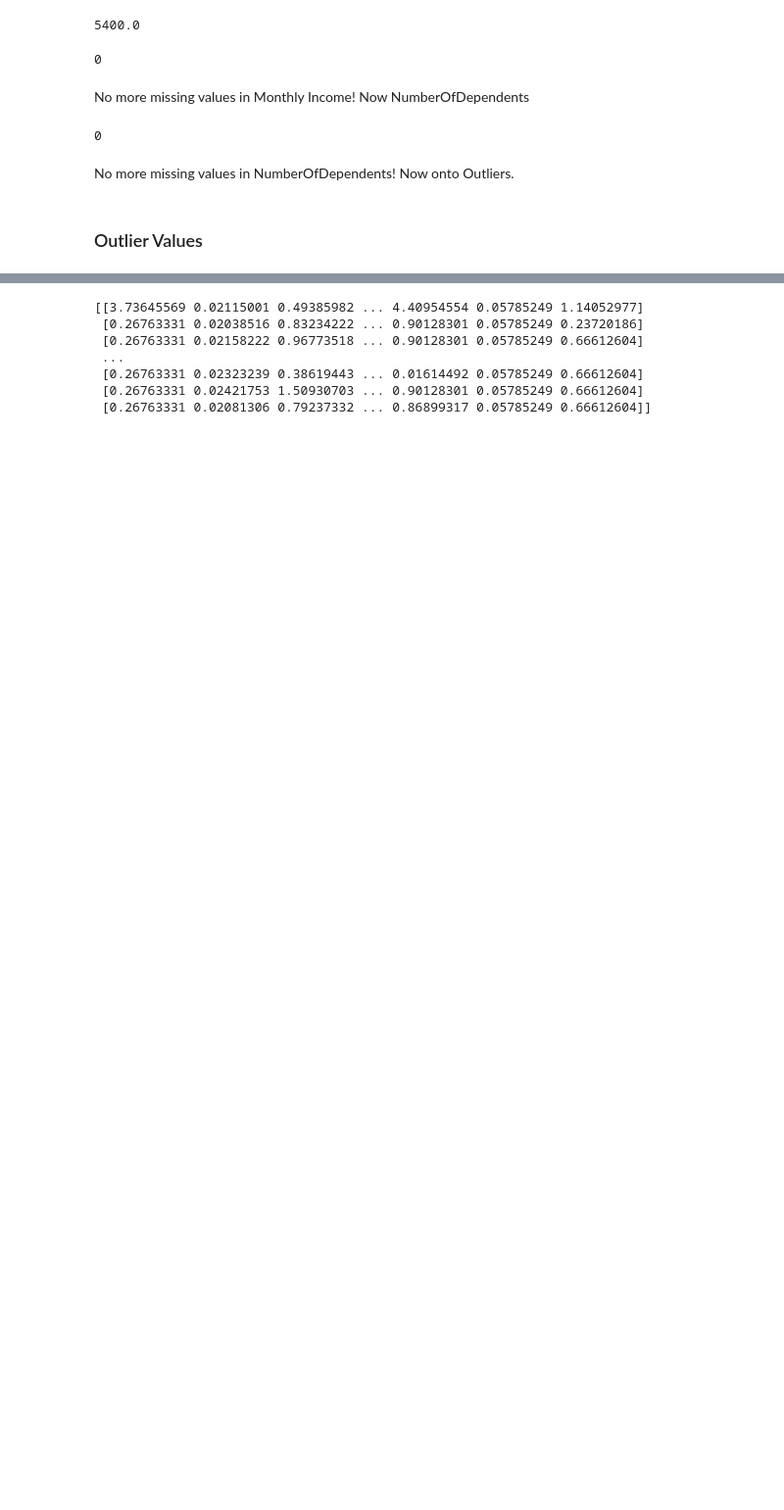
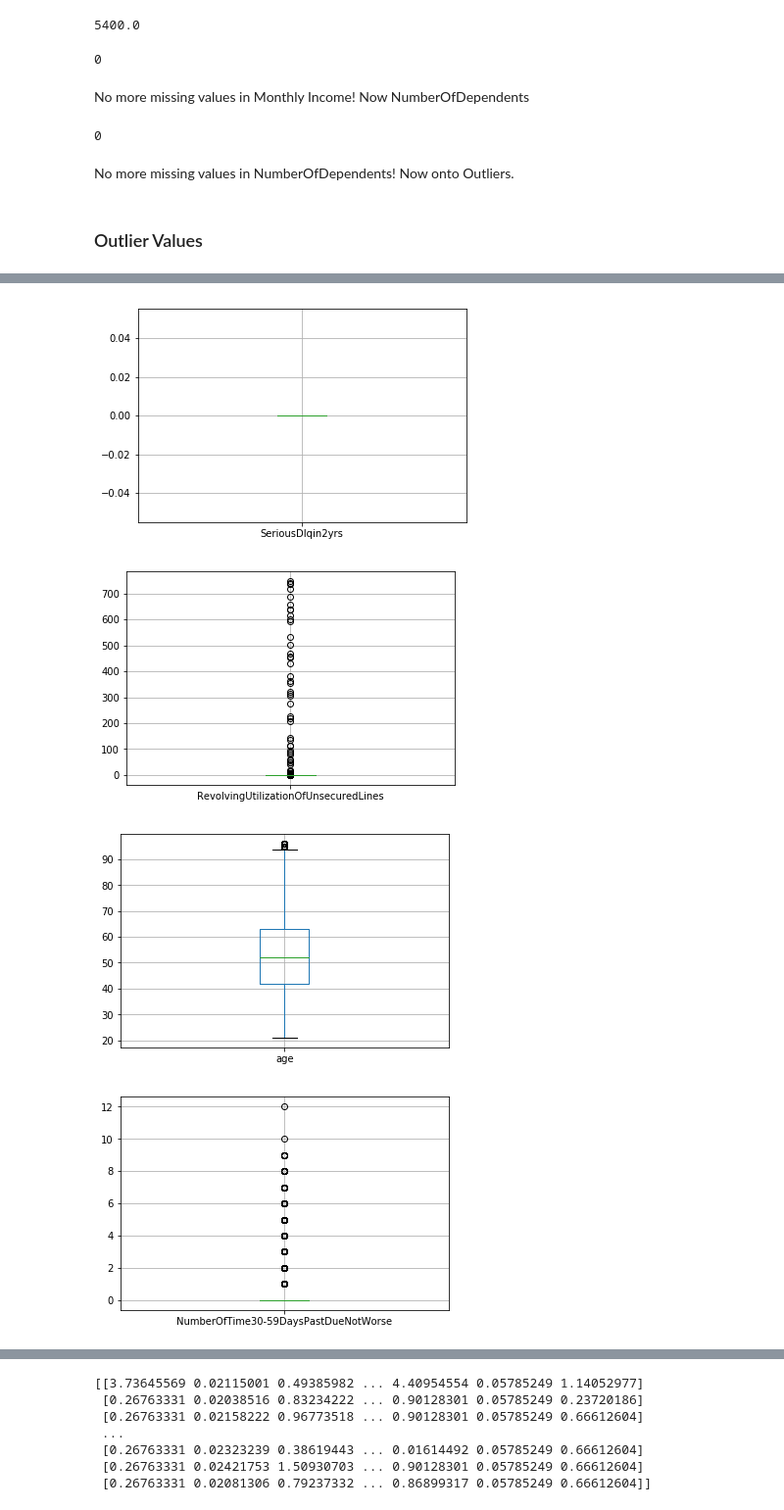
Before and after one commit to abender14/Blockchain-Capstone, a Jupyter notebook: CAPSTONE/ML_Model.ipynb, the cells around one changed output, grey strips where cells are left out. Shown: that part at 98% size. Saved outputs shown, nothing was run; the diff lists cells and outputs as text; code cells hidden in the pictures; blank space fills up the shorter version.

```diff
--- a/CAPSTONE/ML_Model.ipynb
+++ b/CAPSTONE/ML_Model.ipynb
@@ -210,0 +228,9 @@ No more missing values in NumberOfDependents! Now onto Outliers.
+# %%
+for i in train_no_ol.columns:
+    train_no_ol.boxplot(column=i)
+    plt.show()
+# %% [output]
+[figure, added]
+[figure, added]
+[figure, added]
+[figure, added]
```
Also changed, not shown: parts of 12 cells of this notebook.
